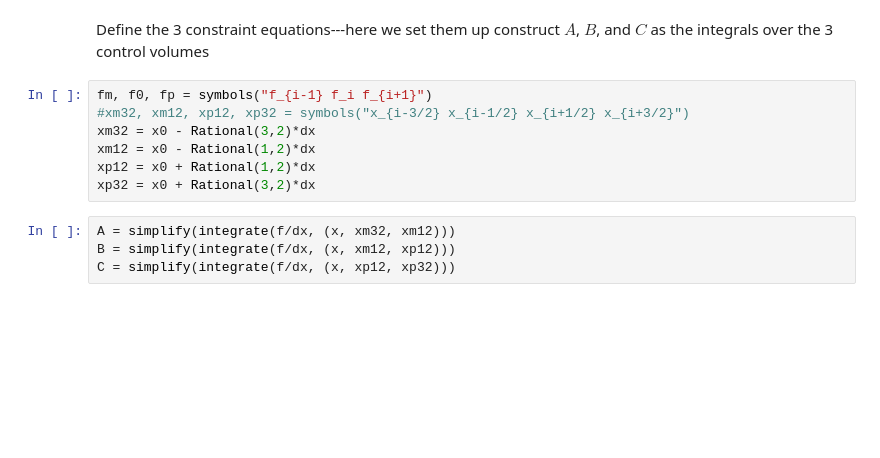
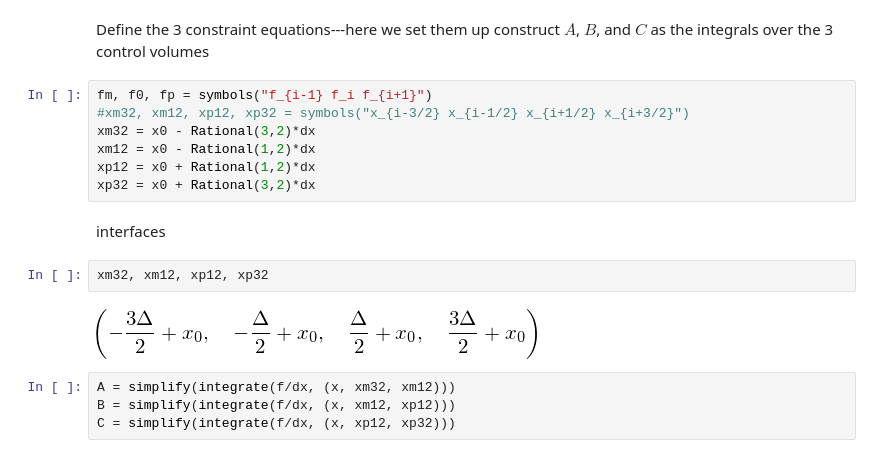
Before and after one commit to python-hydro/hydro_examples, a Jupyter notebook: finite-volume/conservative-interpolation.ipynb, the cells around one changed output. Cells and saved outputs as stored; diff of their text form; blank space fills up the shorter version.

```diff
--- a/finite-volume/conservative-interpolation.ipynb
+++ b/finite-volume/conservative-interpolation.ipynb
@@ -44,6 +44,12 @@ xm32 = x0 - Rational(3,2)*dx
 xm12 = x0 - Rational(1,2)*dx
 xp12 = x0 + Rational(1,2)*dx
 xp32 = x0 + Rational(3,2)*dx
+# %% [markdown]
+interfaces
+# %%
+xm32, xm12, xp12, xp32
+# %% [output]
+[figure, added]
 # %%
 A = simplify(integrate(f/dx, (x, xm32, xm12)))
 B = simplify(integrate(f/dx, (x, xm12, xp12)))
```
Also changed, not shown: parts of 17 cells of this notebook.
